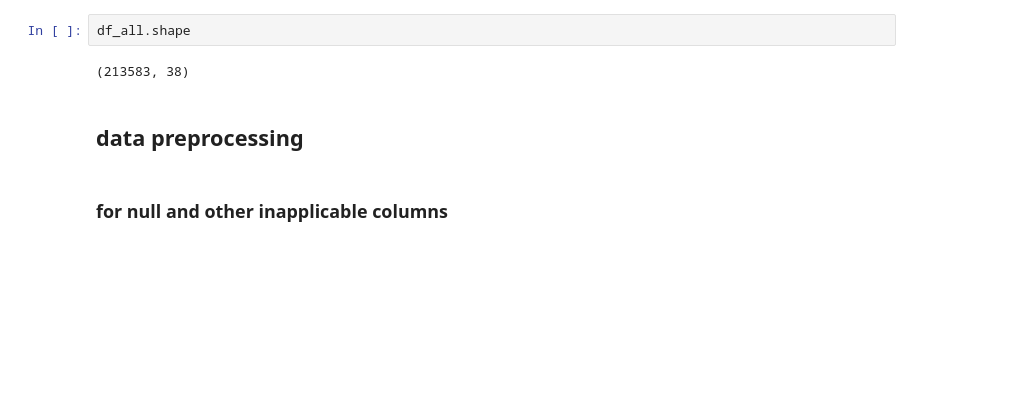
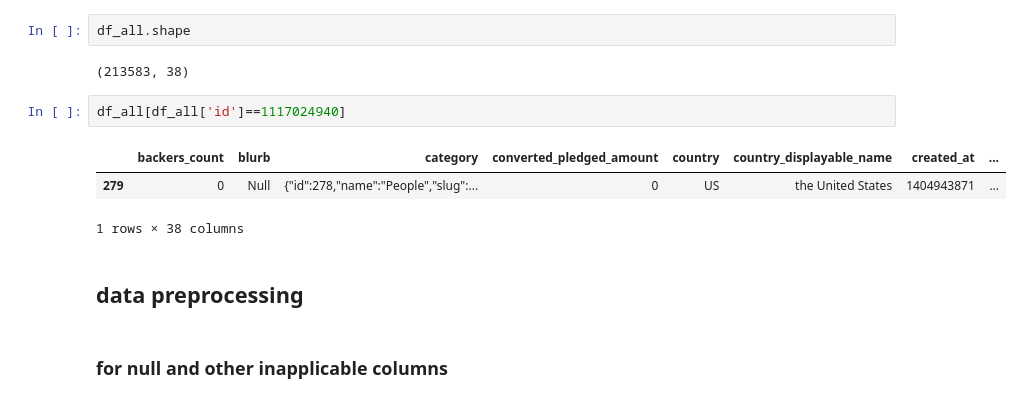
Before and after one commit to alicetsai1020/campaigns_on_kickstarter, a Jupyter notebook: draft.ipynb, the cells around one changed output. Cells and saved outputs as stored; diff of their text form; blank space fills up the shorter version.

```diff
--- a/draft.ipynb
+++ b/draft.ipynb
@@ -108,6 +108,12 @@ memory usage: 56.4+ MB
 df_all.shape
 # %% [output]
 (213583, 38)
+# %%
+df_all[df_all['id']==1117024940]
+# %% [output]
+|  | backers_count | blurb | category | converted_pledged_amount | country | country_displayable_name | created_at | ... |
+| 279 | 0 | Null | {"id":278,"name":"People","slug":... | 0 | US | the United States | 1404943871 | ... |
+1 rows × 38 columns
 # %% [markdown]
 ## data preprocessing
 # %% [markdown]
```
Also changed, not shown: parts of 5 cells of this notebook.
